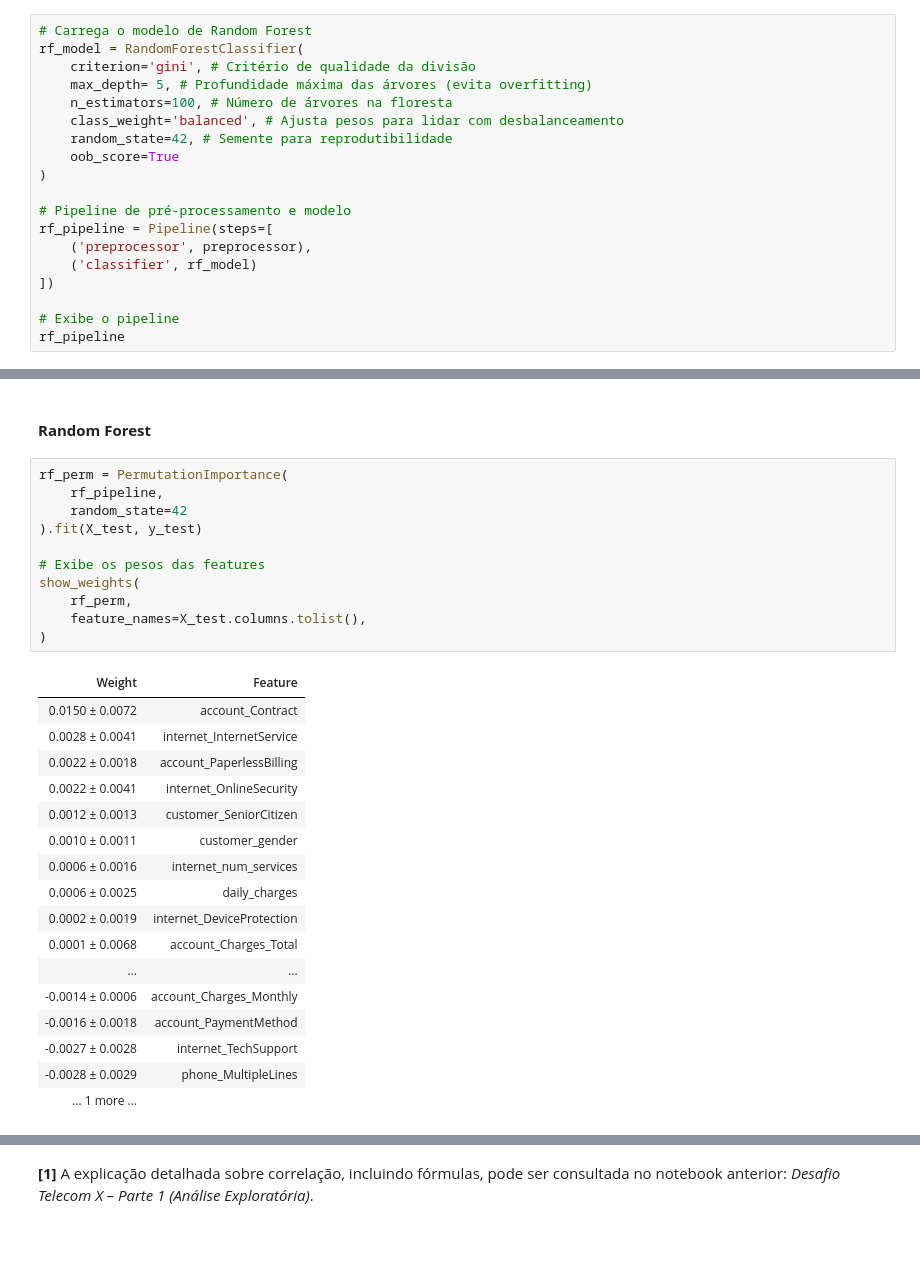
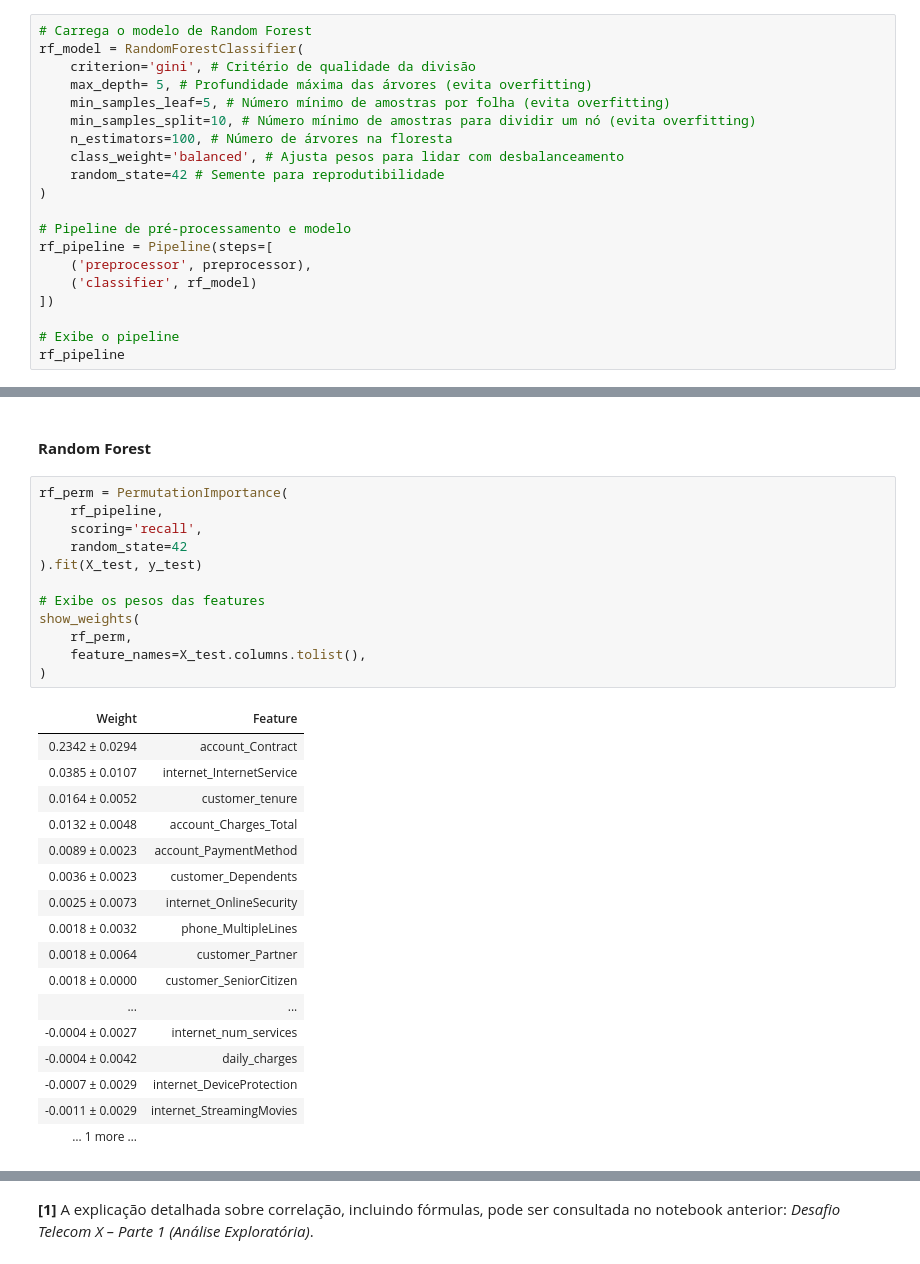
Before and after one commit to jvsobrinho/challenge3-data-science, a Jupyter notebook: notebooks/01_telecom_x_ml.ipynb, the cells around one changed output, grey strips where cells are left out. Saved outputs shown, nothing was run; the diff lists cells and outputs as text.

```diff
--- a/notebooks/01_telecom_x_ml.ipynb
+++ b/notebooks/01_telecom_x_ml.ipynb
@@ -1391,10 +1393,11 @@ O modelo Random Forest foi selecionado por ser um método robusto de ensemble qu
 rf_model = RandomForestClassifier(
     criterion='gini', # Critério de qualidade da divisão
     max_depth= 5, # Profundidade máxima das árvores (evita overfitting)
+    min_samples_leaf=5, # Número mínimo de amostras por folha (evita overfitting)
+    min_samples_split=10, # Número mínimo de amostras para dividir um nó (evita overfitting)
     n_estimators=100, # Número de árvores na floresta
     class_weight='balanced', # Ajusta pesos para lidar com desbalanceamento
-    random_state=42, # Semente para reprodutibilidade
-    oob_score=True
+    random_state=42 # Semente para reprodutibilidade
 )
 
 # Pipeline de pré-processamento e modelo
@@ -1639,29 +1617,30 @@ show_weights(
 # %%
 rf_perm = PermutationImportance(
     rf_pipeline,
+    scoring='recall',
     random_state=42
 ).fit(X_test, y_test)
 
 # Exibe os pesos das features
 show_weights(
     rf_perm,
     feature_names=X_test.columns.tolist(),
 )
 # %% [output]
 | Weight | Feature |
-| 0.0150 ± 0.0072 | account_Contract |
-| 0.0028 ± 0.0041 | internet_InternetService |
-| 0.0022 ± 0.0018 | account_PaperlessBilling |
-| 0.0022 ± 0.0041 | internet_OnlineSecurity |
-| 0.0012 ± 0.0013 | customer_SeniorCitizen |
-| 0.0010 ± 0.0011 | customer_gender |
-| 0.0006 ± 0.0016 | internet_num_services |
-| 0.0006 ± 0.0025 | daily_charges |
-| 0.0002 ± 0.0019 | internet_DeviceProtection |
-| 0.0001 ± 0.0068 | account_Charges_Total |
+| 0.2342 ± 0.0294 | account_Contract |
+| 0.0385 ± 0.0107 | internet_InternetService |
+| 0.0164 ± 0.0052 | customer_tenure |
+| 0.0132 ± 0.0048 | account_Charges_Total |
+| 0.0089 ± 0.0023 | account_PaymentMethod |
+| 0.0036 ± 0.0023 | customer_Dependents |
+| 0.0025 ± 0.0073 | internet_OnlineSecurity |
+| 0.0018 ± 0.0032 | phone_MultipleLines |
+| 0.0018 ± 0.0064 | customer_Partner |
+| 0.0018 ± 0.0000 | customer_SeniorCitizen |
 | ... | ... |
-| -0.0014 ± 0.0006 | account_Charges_Monthly |
-| -0.0016 ± 0.0018 | account_PaymentMethod |
-| -0.0027 ± 0.0028 | internet_TechSupport |
-| -0.0028 ± 0.0029 | phone_MultipleLines |
+| -0.0004 ± 0.0027 | internet_num_services |
+| -0.0004 ± 0.0042 | daily_charges |
+| -0.0007 ± 0.0029 | internet_DeviceProtection |
+| -0.0011 ± 0.0029 | internet_StreamingMovies |
 | … 1 more … |  |
```
Also changed, not shown: parts of 33 cells of this notebook, 12 other files.
